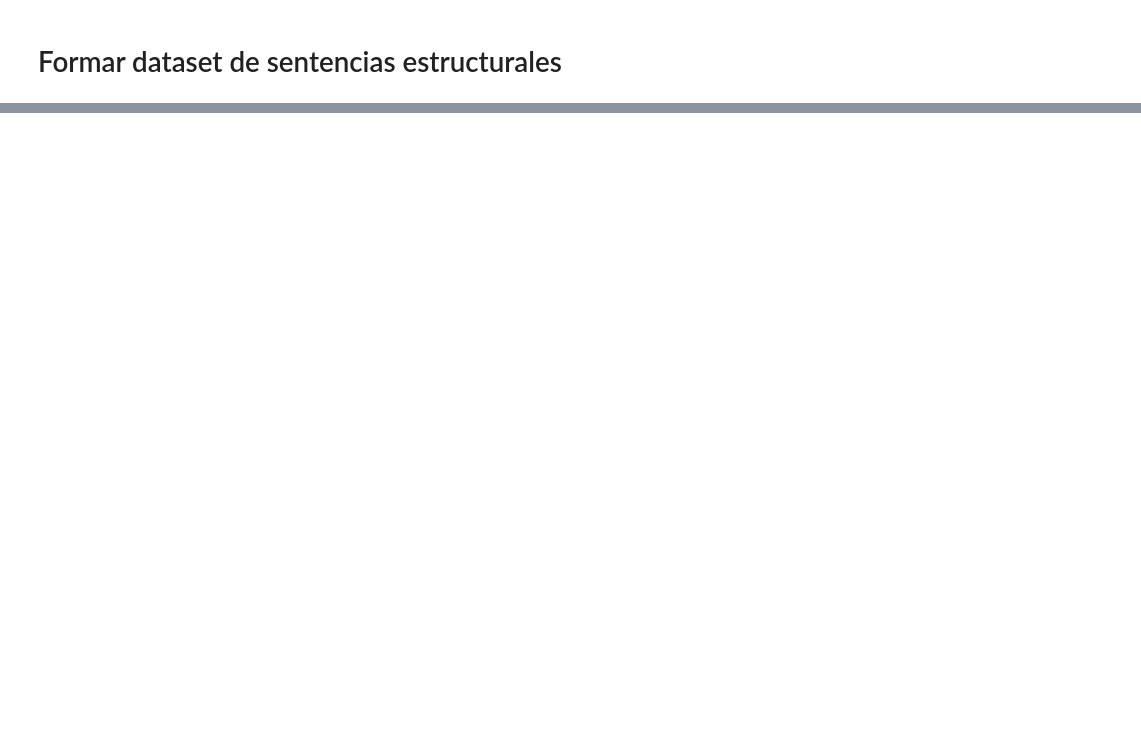
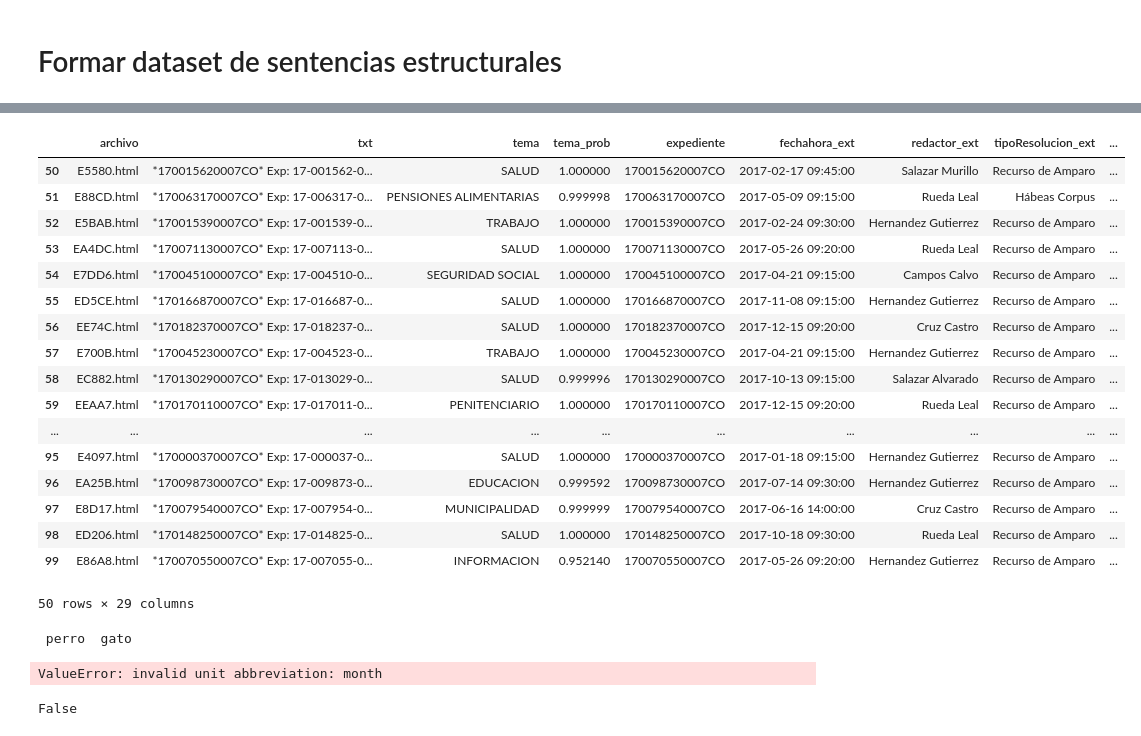
Before and after one commit to kennorsdb/nlppen, a Jupyter notebook: Notebook.ipynb, the cells around one changed output, grey strips where cells are left out. Cells and saved outputs as stored; diff of their text form; code cells hidden in the pictures; blank space fills up the shorter version.

Commit message:
Actualización
Plazos

```diff
--- a/Notebook.ipynb
+++ b/Notebook.ipynb
@@ -84,0 +74,12 @@ resultado.toPandas()
+# %%
+terminos = {
+    'seguimiento': [r'\bseguimiento\b'],
+    'se ordena': [r'\bse ordena\b'],
+    'plan': [r'\bplan\b'],
+    'plazo': [r'\bplazo\b']
+}
+seleccion = Seleccion(terminos, spark, parquet_path='./dataset', datasets_path='./datasets/estructurales')
+seleccion.cargarPreprocesados()
+
+estructurales = SentenciasEstructurales(seleccion)
+estructurales.seleccion.sdf.toPandas()
@@ -84,0 +182,7 @@ resultado.toPandas()
+# %%
+from pyspark.sql.types import *
+columnas = {
+    'plazosDefinidos' : ArrayType(StringType())
+}
+resultado = estructurales.plazosDefinidos(columnas)
+resultado.toPandas()
@@ -84,0 +220,38 @@ resultado.toPandas()
+# %%
+resultado.toPandas()[50:100]
+# %% [output]
+|  | archivo | txt | tema | tema_prob | expediente | fechahora_ext | redactor_ext | tipoResolucion_ext | ... |
+| 50 | E5580.html | *170015620007CO* Exp: 17-001562-0... | SALUD | 1.000000 | 170015620007CO | 2017-02-17 09:45:00 | Salazar Murillo | Recurso de Amparo | ... |
+| 51 | E88CD.html | *170063170007CO* Exp: 17-006317-0... | PENSIONES ALIMENTARIAS | 0.999998 | 170063170007CO | 2017-05-09 09:15:00 | Rueda Leal | Hábeas Corpus | ... |
+| 52 | E5BAB.html | *170015390007CO* Exp: 17-001539-0... | TRABAJO | 1.000000 | 170015390007CO | 2017-02-24 09:30:00 | Hernandez Gutierrez | Recurso de Amparo | ... |
+| 53 | EA4DC.html | *170071130007CO* Exp: 17-007113-0... | SALUD | 1.000000 | 170071130007CO | 2017-05-26 09:20:00 | Rueda Leal | Recurso de Amparo | ... |
+| 54 | E7DD6.html | *170045100007CO* Exp: 17-004510-0... | SEGURIDAD SOCIAL | 1.000000 | 170045100007CO | 2017-04-21 09:15:00 | Campos Calvo | Recurso de Amparo | ... |
+| 55 | ED5CE.html | *170166870007CO* Exp: 17-016687-0... | SALUD | 1.000000 | 170166870007CO | 2017-11-08 09:15:00 | Hernandez Gutierrez | Recurso de Amparo | ... |
+| 56 | EE74C.html | *170182370007CO* Exp: 17-018237-0... | SALUD | 1.000000 | 170182370007CO | 2017-12-15 09:20:00 | Cruz Castro | Recurso de Amparo | ... |
+| 57 | E700B.html | *170045230007CO* Exp: 17-004523-0... | TRABAJO | 1.000000 | 170045230007CO | 2017-04-21 09:15:00 | Hernandez Gutierrez | Recurso de Amparo | ... |
+| 58 | EC882.html | *170130290007CO* Exp: 17-013029-0... | SALUD | 0.999996 | 170130290007CO | 2017-10-13 09:15:00 | Salazar Alvarado | Recurso de Amparo | ... |
+| 59 | EEAA7.html | *170170110007CO* Exp: 17-017011-0... | PENITENCIARIO | 1.000000 | 170170110007CO | 2017-12-15 09:20:00 | Rueda Leal | Recurso de Amparo | ... |
+| ... | ... | ... | ... | ... | ... | ... | ... | ... | ... |
+| 95 | E4097.html | *170000370007CO* Exp: 17-000037-0... | SALUD | 1.000000 | 170000370007CO | 2017-01-18 09:15:00 | Hernandez Gutierrez | Recurso de Amparo | ... |
+| 96 | EA25B.html | *170098730007CO* Exp: 17-009873-0... | EDUCACION | 0.999592 | 170098730007CO | 2017-07-14 09:30:00 | Hernandez Gutierrez | Recurso de Amparo | ... |
+| 97 | E8D17.html | *170079540007CO* Exp: 17-007954-0... | MUNICIPALIDAD | 0.999999 | 170079540007CO | 2017-06-16 14:00:00 | Cruz Castro | Recurso de Amparo | ... |
+| 98 | ED206.html | *170148250007CO* Exp: 17-014825-0... | SALUD | 1.000000 | 170148250007CO | 2017-10-18 09:30:00 | Rueda Leal | Recurso de Amparo | ... |
+| 99 | E86A8.html | *170070550007CO* Exp: 17-007055-0... | INFORMACION | 0.952140 | 170070550007CO | 2017-05-26 09:20:00 | Hernandez Gutierrez | Recurso de Amparo | ... |
+50 rows × 29 columns
+# %%
+plazo = ""
+plazo = plazo + " perro "
+plazo = plazo + " gato "
+print(plazo)
+# %% [output]
+ perro  gato
+# %%
+
+print(pd.Timedelta('2 month'))
+# %% [output]
+ValueError: invalid unit abbreviation: month
+# %%
+t = "9:05"
+print(t.isalpha())
+# %% [output]
+False
```
Also changed, not shown: parts of 12 cells of this notebook, 3 other files.
